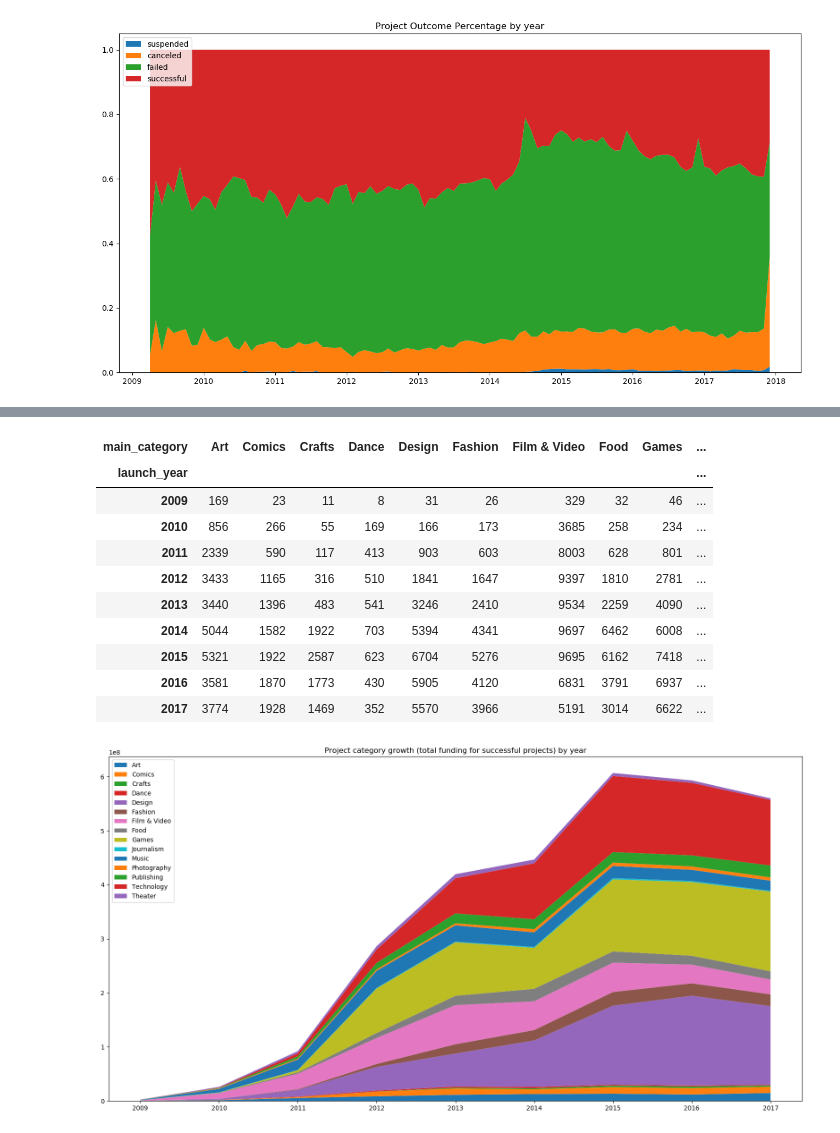
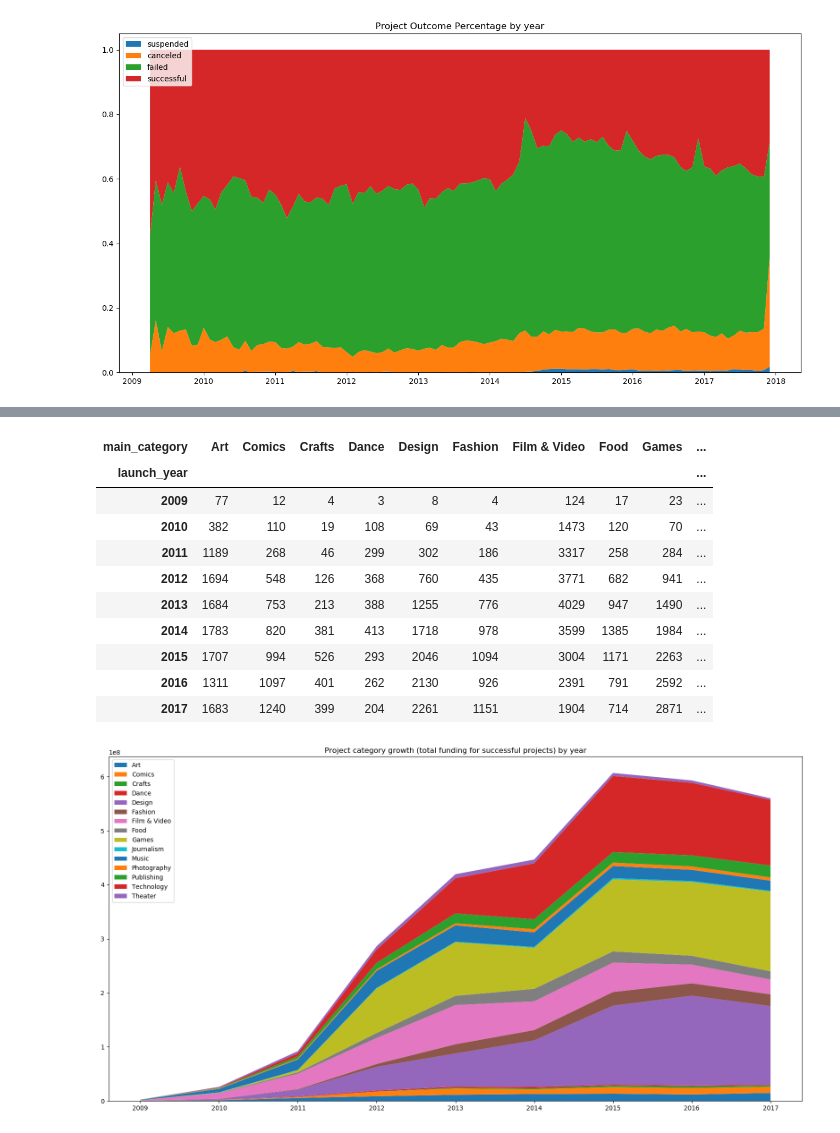
Before and after one commit to Jianan-Li/Kickstarter-Time-Series-Analysis, a Jupyter notebook: Kickstarter Time Series.ipynb, the cells around one changed output, grey strips where cells are left out. Drawn from its saved outputs; the diff is of its cells as text; code cells hidden in the pictures.

```diff
--- a/Kickstarter Time Series.ipynb
+++ b/Kickstarter Time Series.ipynb
@@ -280,20 +312,20 @@ df_5
 # %%
 # Project category trend in terms of number of proejcts (successfully funded projects only)
 
-# df_6 = df_1[df_1.state == 'successful']
-df_6 = df_1.copy()
+df_6 = df_1[df_1.state == 'successful']
+# df_6 = df_1.copy()
 df_6 = df_6.groupby(['launch_year', 'main_category']).size()
 df_6 = df_6.unstack(level=-1)
 df_6
 # %% [output]
 | main_category | Art | Comics | Crafts | Dance | Design | Fashion | Film & Video | Food | Games | ... |
 | launch_year |  |  |  |  |  |  |  |  |  | ... |
-| 2009 | 169 | 23 | 11 | 8 | 31 | 26 | 329 | 32 | 46 | ... |
-| 2010 | 856 | 266 | 55 | 169 | 166 | 173 | 3685 | 258 | 234 | ... |
-| 2011 | 2339 | 590 | 117 | 413 | 903 | 603 | 8003 | 628 | 801 | ... |
-| 2012 | 3433 | 1165 | 316 | 510 | 1841 | 1647 | 9397 | 1810 | 2781 | ... |
-| 2013 | 3440 | 1396 | 483 | 541 | 3246 | 2410 | 9534 | 2259 | 4090 | ... |
-| 2014 | 5044 | 1582 | 1922 | 703 | 5394 | 4341 | 9697 | 6462 | 6008 | ... |
-| 2015 | 5321 | 1922 | 2587 | 623 | 6704 | 5276 | 9695 | 6162 | 7418 | ... |
-| 2016 | 3581 | 1870 | 1773 | 430 | 5905 | 4120 | 6831 | 3791 | 6937 | ... |
-| 2017 | 3774 | 1928 | 1469 | 352 | 5570 | 3966 | 5191 | 3014 | 6622 | ... |
+| 2009 | 77 | 12 | 4 | 3 | 8 | 4 | 124 | 17 | 23 | ... |
+| 2010 | 382 | 110 | 19 | 108 | 69 | 43 | 1473 | 120 | 70 | ... |
+| 2011 | 1189 | 268 | 46 | 299 | 302 | 186 | 3317 | 258 | 284 | ... |
+| 2012 | 1694 | 548 | 126 | 368 | 760 | 435 | 3771 | 682 | 941 | ... |
+| 2013 | 1684 | 753 | 213 | 388 | 1255 | 776 | 4029 | 947 | 1490 | ... |
+| 2014 | 1783 | 820 | 381 | 413 | 1718 | 978 | 3599 | 1385 | 1984 | ... |
+| 2015 | 1707 | 994 | 526 | 293 | 2046 | 1094 | 3004 | 1171 | 2263 | ... |
+| 2016 | 1311 | 1097 | 401 | 262 | 2130 | 926 | 2391 | 791 | 2592 | ... |
+| 2017 | 1683 | 1240 | 399 | 204 | 2261 | 1151 | 1904 | 714 | 2871 | ... |
```
Also changed, not shown: parts of 4 cells of this notebook, 4 other files.
